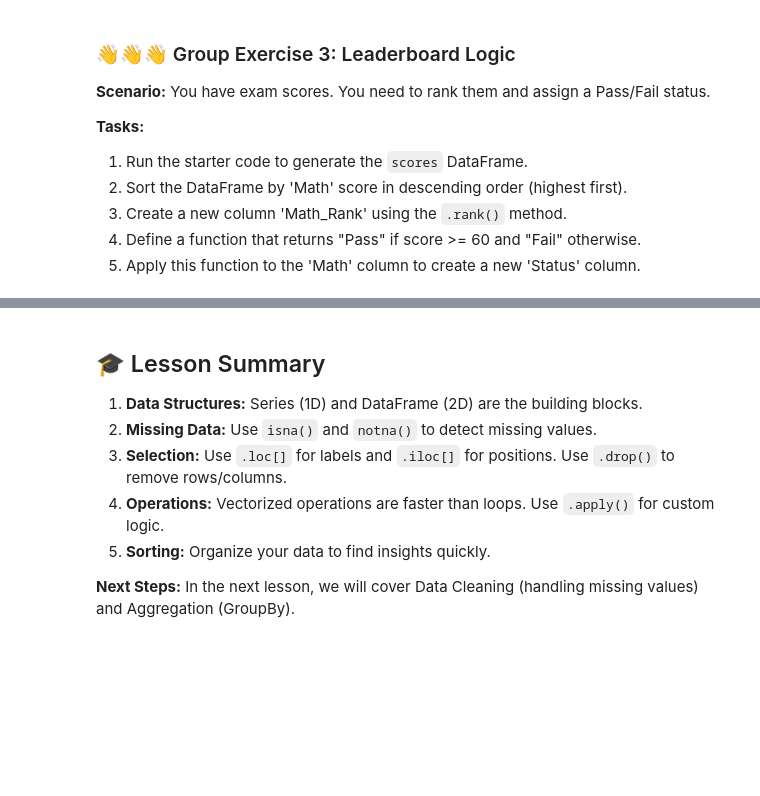
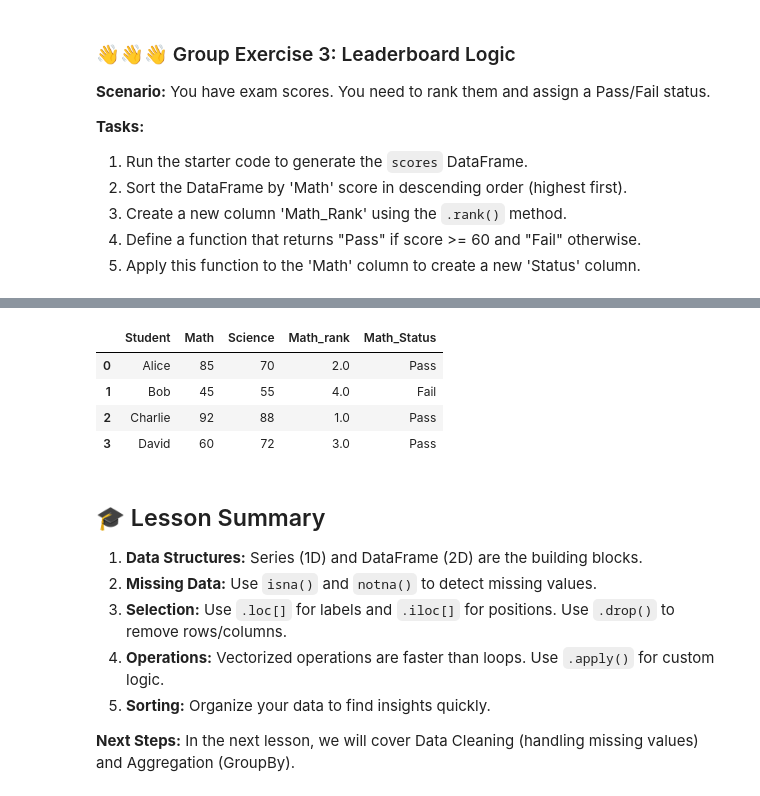
Before and after one commit to PP-123-nt/6m-data-1.7-intro-pandas, a Jupyter notebook: notebooks/pandas_lesson.ipynb, the cells around one changed output, grey strips where cells are left out. Drawn from its saved outputs; the diff is of its cells as text; code cells hidden in the pictures; blank space fills up the shorter version.

```diff
--- a/notebooks/pandas_lesson.ipynb
+++ b/notebooks/pandas_lesson.ipynb
@@ -473,0 +487,4 @@ scores = pd.DataFrame({
+# %%
+# 3. Hint: call .rank() on the Math column, then store it like adding a column in Part 1.
+scores['Math_rank'] = scores['Math'].rank(ascending=False)
+scores
@@ -474,3 +497,23 @@ scores = pd.DataFrame({
+# %%
+# 4. Hint: copy the shape of label_size() from the demo — one input, return one of two strings.
+# 5. Hint: same idea as frame['b'].apply(...) in the demo.
+
+def check_status(score):
+    if score >= 60:      # if/else: run one branch or other, based on condition
+        return "Pass"
+    else:
+        return "Fail"
+
+# .apply(check_status) run function on every value in 'Math' column, one by one.
+scores['Math_Status'] = scores['Math'].apply(check_status)
+
+scores
+# %% [output]
+|  | Student | Math | Science | Math_rank | Math_Status |
+| 0 | Alice | 85 | 70 | 2.0 | Pass |
+| 1 | Bob | 45 | 55 | 4.0 | Fail |
+| 2 | Charlie | 92 | 88 | 1.0 | Pass |
+| 3 | David | 60 | 72 | 3.0 | Pass |
 # %% [markdown]
 ## 🎓 Lesson Summary
 
```
Also changed, not shown: parts of 4 cells of this notebook, 1 other file.
